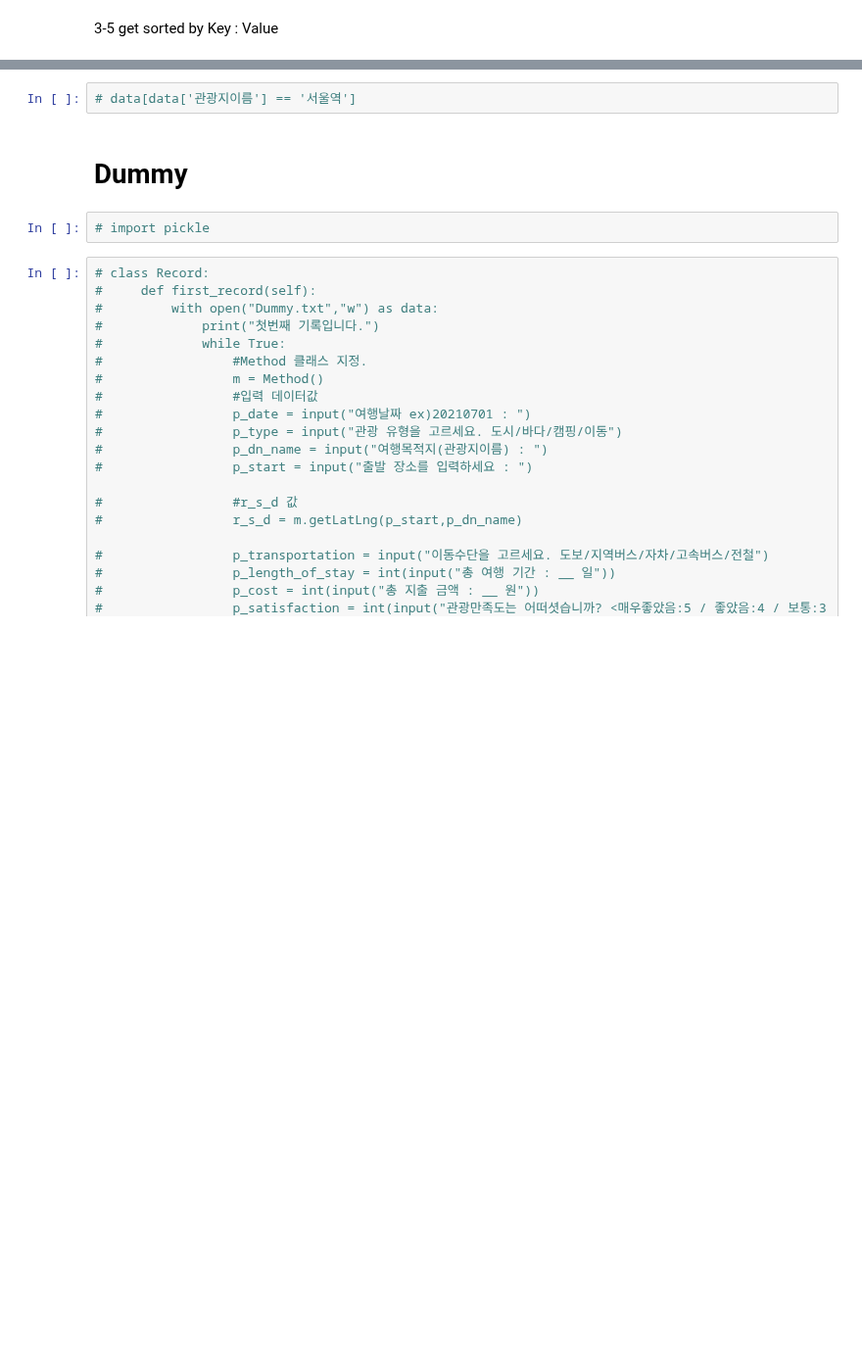
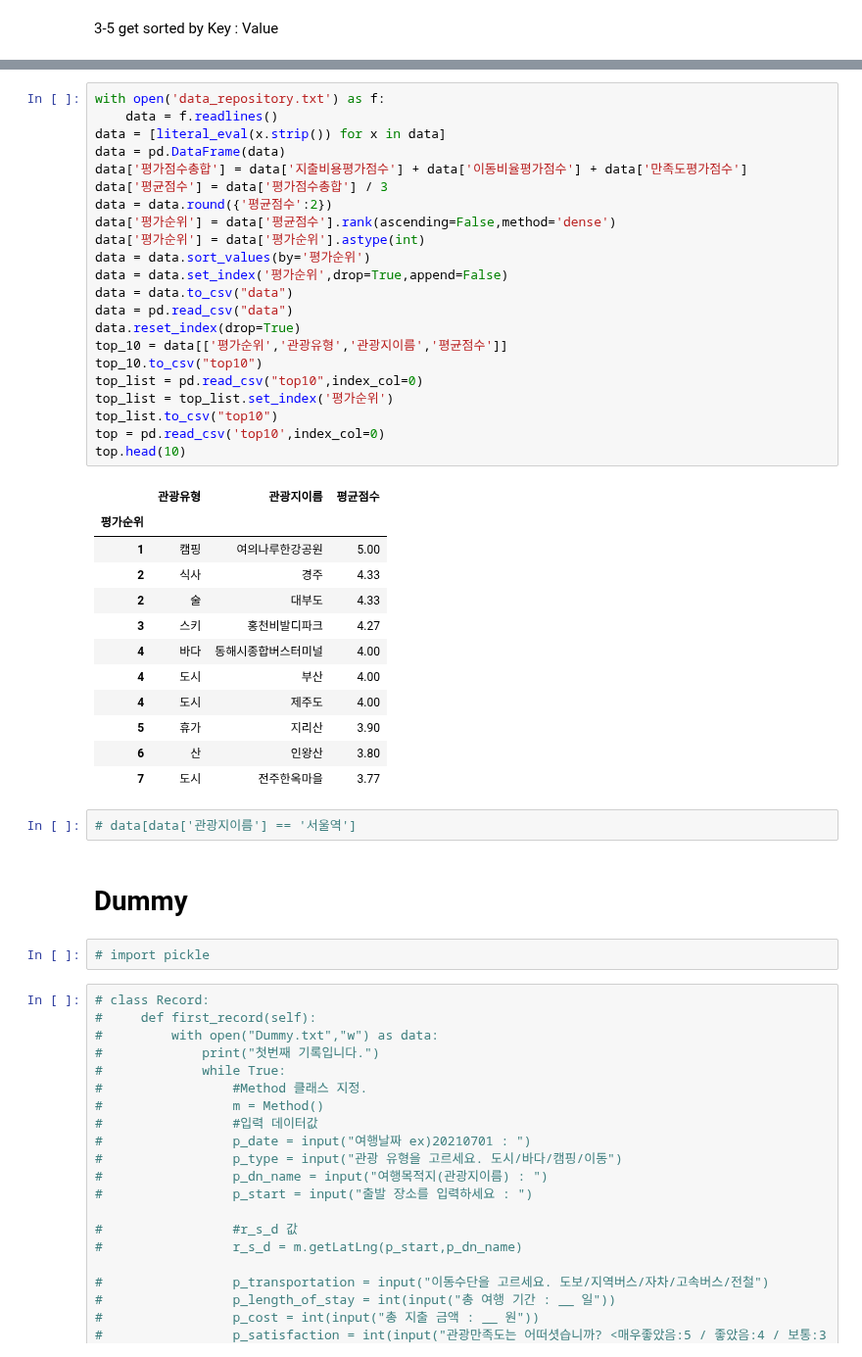
Before and after one commit to kikiru328/CAKD3-Github, a Jupyter notebook: 20210630/Dum's Program.ipynb, the cells around one changed output, grey strips where cells are left out. Shown at 98% size. Saved outputs shown, nothing was run; the diff lists cells and outputs as text; blank space fills up the shorter version.

```diff
--- a/20210630/Dum's Program.ipynb
+++ b/20210630/Dum's Program.ipynb
@@ -549,3 +572,38 @@ print(D)
+# %%
+with open('data_repository.txt') as f:
+    data = f.readlines()
+data = [literal_eval(x.strip()) for x in data]
+data = pd.DataFrame(data)
+data['평가점수총합'] = data['지출비용평가점수'] + data['이동비율평가점수'] + data['만족도평가점수']
+data['평균점수'] = data['평가점수총합'] / 3
+data = data.round({'평균점수':2})
+data['평가순위'] = data['평균점수'].rank(ascending=False,method='dense')
+data['평가순위'] = data['평가순위'].astype(int)
+data = data.sort_values(by='평가순위')
+data = data.set_index('평가순위',drop=True,append=False)
+data = data.to_csv("data")
+data = pd.read_csv("data")
+data.reset_index(drop=True)
+top_10 = data[['평가순위','관광유형','관광지이름','평균점수']]
+top_10.to_csv("top10")
+top_list = pd.read_csv("top10",index_col=0)
+top_list = top_list.set_index('평가순위')
+top_list.to_csv("top10")
+top = pd.read_csv('top10',index_col=0)
+top.head(10)
+# %% [output]
+|  | 관광유형 | 관광지이름 | 평균점수 |
+| 평가순위 |  |  |  |
+| 1 | 캠핑 | 여의나루한강공원 | 5.00 |
+| 2 | 식사 | 경주 | 4.33 |
+| 2 | 술 | 대부도 | 4.33 |
+| 3 | 스키 | 홍천비발디파크 | 4.27 |
+| 4 | 바다 | 동해시종합버스터미널 | 4.00 |
+| 4 | 도시 | 부산 | 4.00 |
+| 4 | 도시 | 제주도 | 4.00 |
+| 5 | 휴가 | 지리산 | 3.90 |
+| 6 | 산 | 인왕산 | 3.80 |
+| 7 | 도시 | 전주한옥마을 | 3.77 |
 # %%
 # data[data['관광지이름'] == '서울역']
 # %% [markdown]
```
Also changed, not shown: parts of 22 cells of this notebook, 5 other files.
